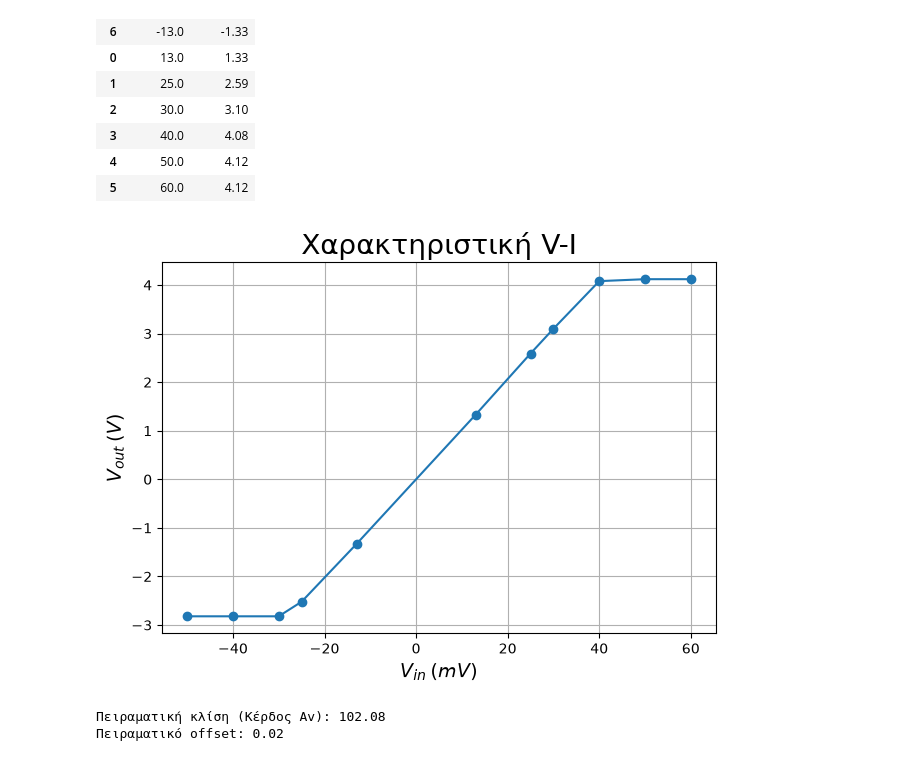
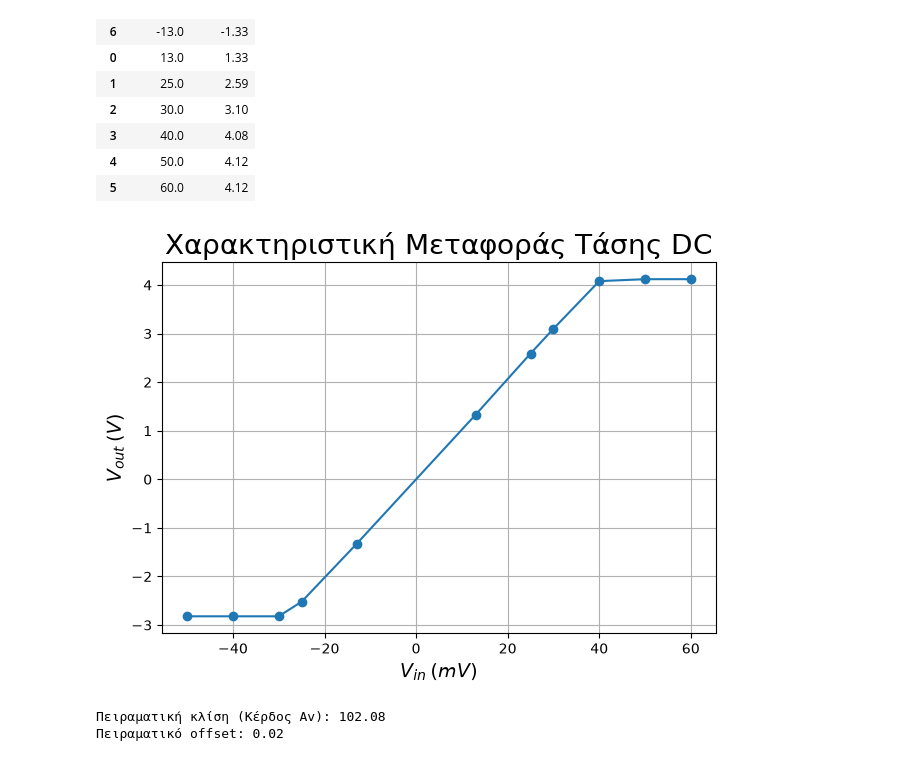
Before and after one commit to ChristosPaterakisntua/Electronics-Lab, a Jupyter notebook: src/electronics_lab/lab_diagrams_3.ipynb, the cells around one changed output. Cells and saved outputs as stored; diff of their text form; code cells hidden in the pictures.

Commit message:
diagram title fix

```diff
--- a/src/electronics_lab/lab_diagrams_3.ipynb
+++ b/src/electronics_lab/lab_diagrams_3.ipynb
@@ -45,14 +45,14 @@ sorted_df
 | 5 | 60.0 | 4.12 |
 # %%
 plt.plot(sorted_df["V_in (mV)"], sorted_df["V_out (V)"], "-o")
-plt.title("Χαρακτηριστική V-I", fontdict={"size": 20})
+plt.title(r"Χαρακτηριστική Μεταφοράς Τάσης DC", fontdict={"size": 20})
 plt.xlabel(r"$V_{in} \: (mV)$", fontdict={"size": 14})
 plt.ylabel(r"$V_{out} \: (V)$", fontdict={"size": 14})
 plt.grid()
 plt.tight_layout()
 plt.show()
 # %% [output]
-[figure, old version]
+[figure, new version]
 # %%
 V_in_linear = np.array([-25, -13, 13, 25, 30, 40]) / 1000
 V_out_linear = np.array([-2.52, -1.33, 1.33, 2.59, 3.10, 4.08])
```
